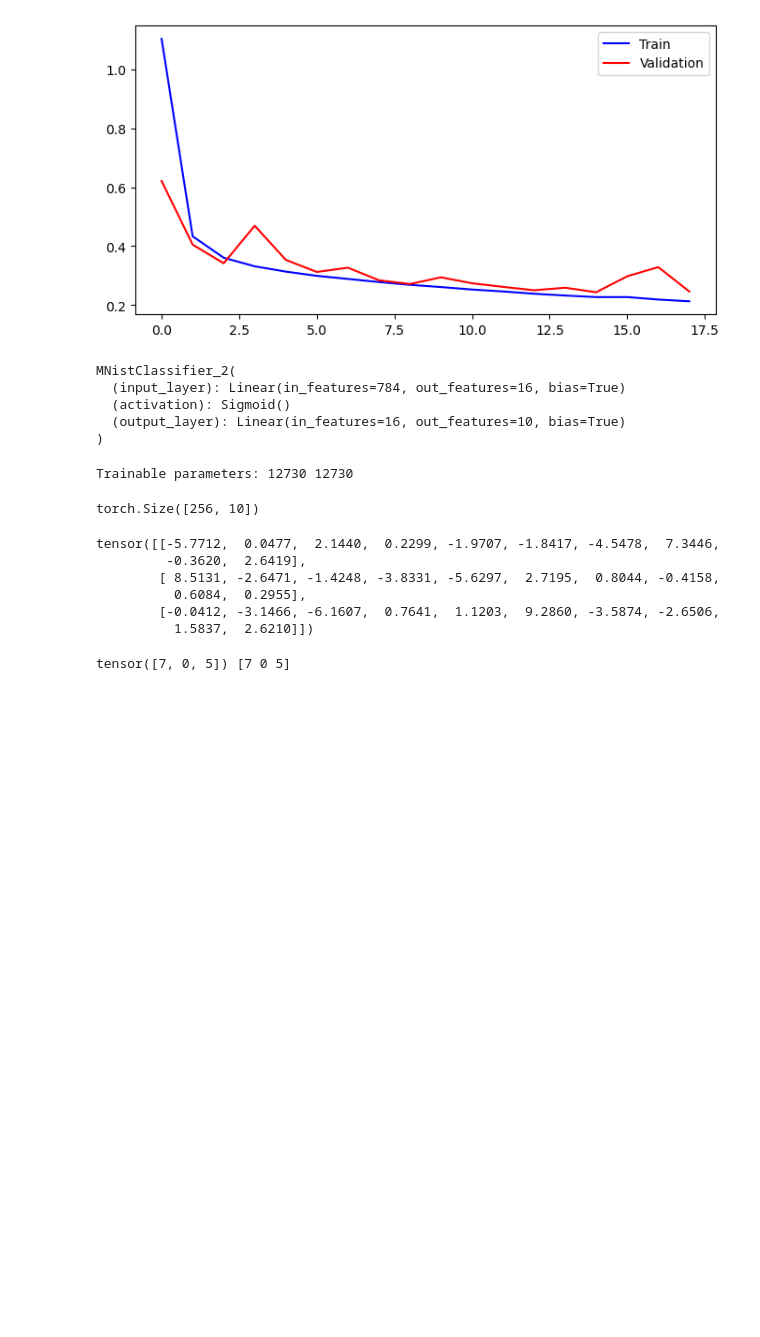
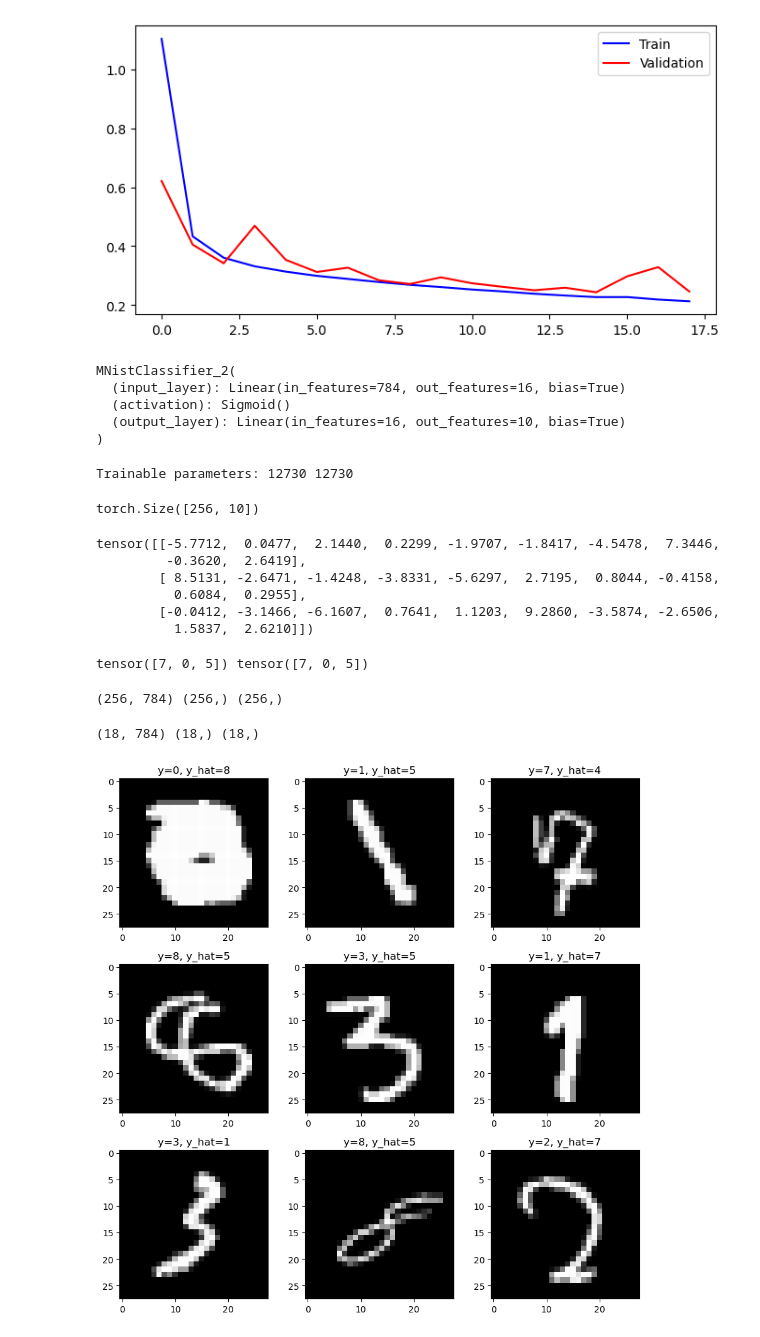
Before and after one commit to ihpar/ibu_cv, a Jupyter notebook: ann/5_model_architectures.ipynb, the cells around one changed output. Drawn from its saved outputs; the diff is of its cells as text; code cells hidden in the pictures; blank space fills up the shorter version.

Commit message:
adds false pred vis.

```diff
--- a/ann/5_model_architectures.ipynb
+++ b/ann/5_model_architectures.ipynb
@@ -308,8 +308,8 @@ print(f"Trainable parameters: {trainable_params}", (16 * (784 + 1)) + (10 * (16
 Trainable parameters: 12730 12730
 # %%
 with torch.no_grad():
-    for X, y in data_loader_test:
-        outputs = model(X)
+    for X_test_batch, y_test_batch in data_loader_test:
+        outputs = model(X_test_batch)
         break
 
 print(outputs.size())
@@ -326,6 +326,33 @@ tensor([[-5.7712,  0.0477,  2.1440,  0.2299, -1.9707, -1.8417, -4.5478,  7.3446,
           1.5837,  2.6210]])
 # %%
 preds = torch.argmax(outputs, dim=1)
-print(preds[:3], y_test[:3])
+print(preds[:3], y_test_batch[:3])
 # %% [output]
-tensor([7, 0, 5]) [7 0 5]
+tensor([7, 0, 5]) tensor([7, 0, 5])
+# %%
+X_test_np, preds_np, y_test_np = X_test_batch.numpy(), preds.numpy(), y_test_batch.numpy()
+print(X_test_np.shape, preds_np.shape, y_test_np.shape)
+# %% [output]
+(256, 784) (256,) (256,)
+# %%
+false_idx = preds_np != y_test_np
+
+X_test_false = X_test_np[false_idx]
+preds_false = preds_np[false_idx]
+y_test_false = y_test_np[false_idx]
+
+print(X_test_false.shape, preds_false.shape, y_test_false.shape)
+# %% [output]
+(18, 784) (18,) (18,)
+# %%
+plt.figure(figsize=(9, 9))
+
+for i in range(9):
+    plt.subplot(3, 3, i+1)
+    plt.title(f"y={y_test_false[i]}, y_hat={preds_false[i]}")
+    plt.imshow(X_test_false[i].reshape(28, 28), cmap="gray")
+
+plt.tight_layout()
+plt.show()
+# %% [output]
+[figure, added]
```
